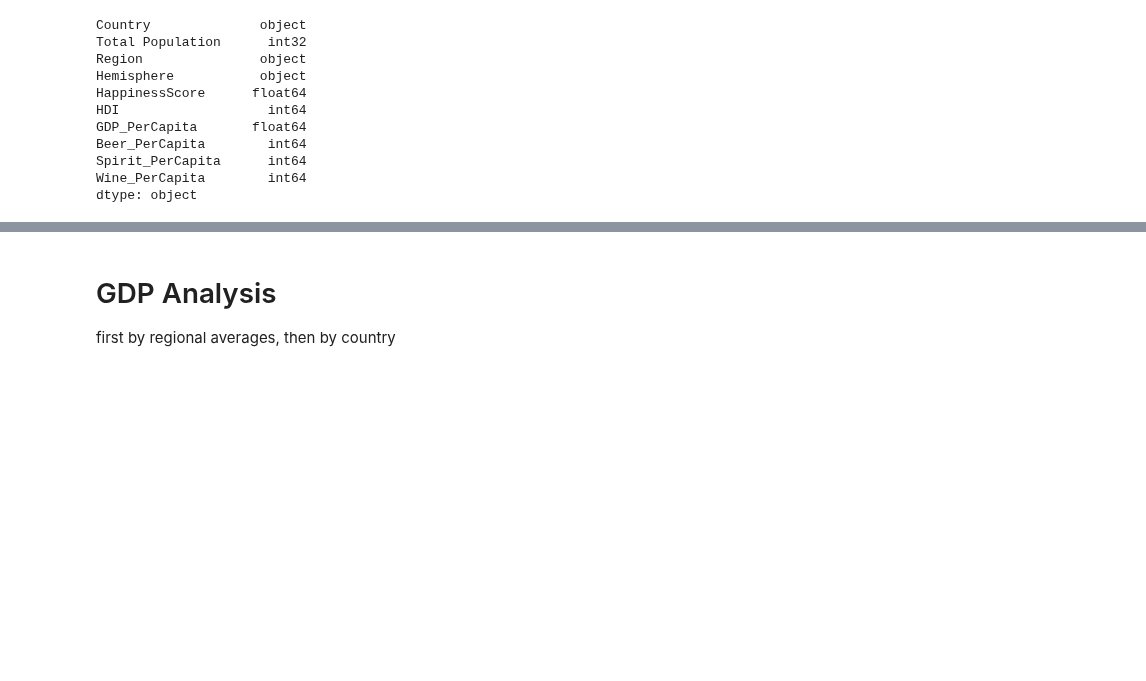
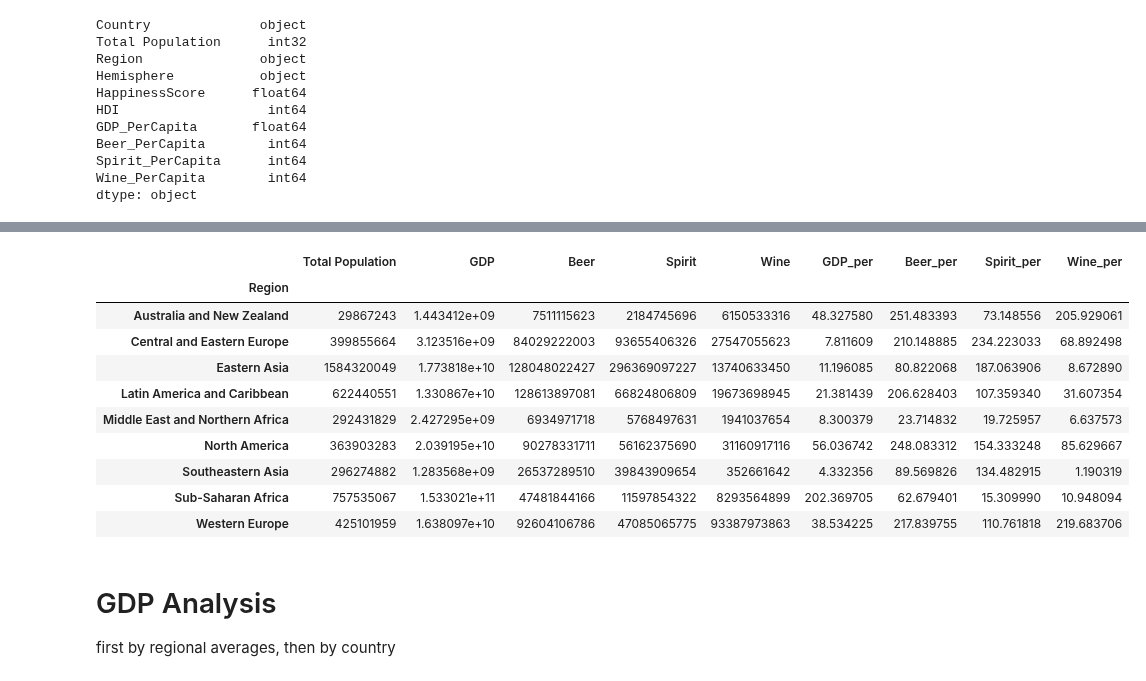
Before and after one commit to mattcaseycpa/project1, a Jupyter notebook: project.ipynb, the cells around one changed output, grey strips where cells are left out. Saved outputs shown, nothing was run; the diff lists cells and outputs as text; code cells hidden in the pictures; blank space fills up the shorter version.

```diff
--- a/project.ipynb
+++ b/project.ipynb
@@ -133,9 +198,25 @@ merged_data_complete.head()
 # %%
 region_data = merged_data_complete.groupby(["Region"])
 per_capita_data = region_data[["Total Population", "GDP","Beer", "Spirit", "Wine"]].sum()
 
-per_capita_data.loc[:, ["GDP_per", "Beer_per", "Spirit_per", "Wine_per"]] = per_capita_data.loc[:,["GDP", "Beer", "Spirit", "Wine"]] /\
-    per_capita_data["Total Population"]
+per_capita_data["GDP_per"] = per_capita_data["GDP"] / per_capita_data["Total Population"]
+per_capita_data["Beer_per"] = per_capita_data["Beer"] / per_capita_data["Total Population"]
+per_capita_data["Spirit_per"] = per_capita_data["Spirit"] / per_capita_data["Total Population"]
+per_capita_data["Wine_per"] = per_capita_data["Wine"] / per_capita_data["Total Population"]
+
+per_capita_data
+# %% [output]
+|  | Total Population | GDP | Beer | Spirit | Wine | GDP_per | Beer_per | Spirit_per | Wine_per |
+| Region |  |  |  |  |  |  |  |  |  |
+| Australia and New Zealand | 29867243 | 1.443412e+09 | 7511115623 | 2184745696 | 6150533316 | 48.327580 | 251.483393 | 73.148556 | 205.929061 |
+| Central and Eastern Europe | 399855664 | 3.123516e+09 | 84029222003 | 93655406326 | 27547055623 | 7.811609 | 210.148885 | 234.223033 | 68.892498 |
+| Eastern Asia | 1584320049 | 1.773818e+10 | 128048022427 | 296369097227 | 13740633450 | 11.196085 | 80.822068 | 187.063906 | 8.672890 |
+| Latin America and Caribbean | 622440551 | 1.330867e+10 | 128613897081 | 66824806809 | 19673698945 | 21.381439 | 206.628403 | 107.359340 | 31.607354 |
+| Middle East and Northern Africa | 292431829 | 2.427295e+09 | 6934971718 | 5768497631 | 1941037654 | 8.300379 | 23.714832 | 19.725957 | 6.637573 |
+| North America | 363903283 | 2.039195e+10 | 90278331711 | 56162375690 | 31160917116 | 56.036742 | 248.083312 | 154.333248 | 85.629667 |
+| Southeastern Asia | 296274882 | 1.283568e+09 | 26537289510 | 39843909654 | 352661642 | 4.332356 | 89.569826 | 134.482915 | 1.190319 |
+| Sub-Saharan Africa | 757535067 | 1.533021e+11 | 47481844166 | 11597854322 | 8293564899 | 202.369705 | 62.679401 | 15.309990 | 10.948094 |
+| Western Europe | 425101959 | 1.638097e+10 | 92604106786 | 47085065775 | 93387973863 | 38.534225 | 217.839755 | 110.761818 | 219.683706 |
 # %% [markdown]
 # GDP Analysis
 first by regional averages, then by country
```
Also changed, not shown: parts of 4 cells of this notebook.
